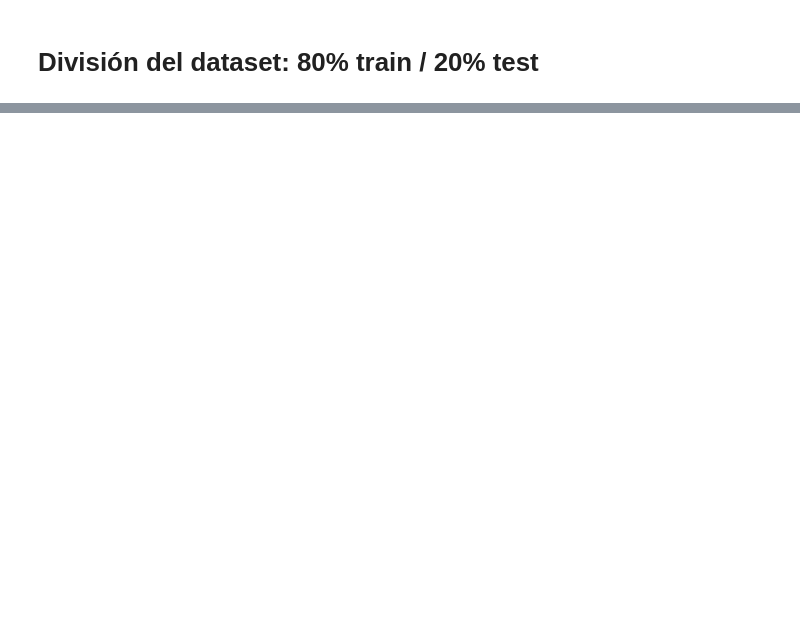
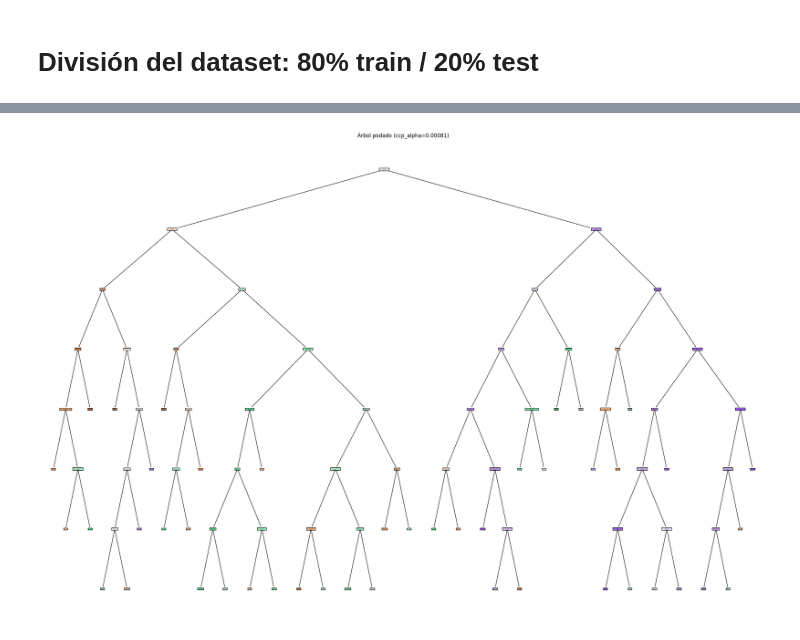
Before and after one commit to criissuarezzz/OriginofMusic, a Jupyter notebook: arbol.ipynb, the cells around one changed output, grey strips where cells are left out. Saved outputs shown, nothing was run; the diff lists cells and outputs as text; code cells hidden in the pictures; blank space fills up the shorter version.

```diff
--- a/arbol.ipynb
+++ b/arbol.ipynb
@@ -1371,0 +241,18 @@ weighted avg       0.74      0.72      0.72      1340
+# %%
+alpha_scores = []
+for alpha in ccp_alphas:
+    clf = DecisionTreeClassifier(
+        criterion='gini',
+        ccp_alpha=alpha,
+        min_samples_leaf=best_cfg['min_samples_leaf'],
+        min_samples_split=best_cfg['min_samples_split'],
+        max_depth=best_cfg['max_depth'],
+        random_state=42
+    )
+    cv_scores = cross_val_score(
+        clf, X_train, y_train,
+        cv=5,
+        scoring=dropout_scorer,
+        error_score=np.nan
+    )
+    alpha_scores.append((alpha, np.nanmean(cv_scores)))
@@ -1371,0 +261,3 @@ weighted avg       0.74      0.72      0.72      1340
+# %%
+best_alpha, best_alpha_score = max(alpha_scores, key=lambda x: x[1])
+print(f"Mejor ccp_alpha: {best_alpha:.5f} con recall_dropout CV={best_alpha_score:.4f}")
@@ -1371,0 +268,9 @@ weighted avg       0.74      0.72      0.72      1340
+# %%
+final_clf = DecisionTreeClassifier(
+    criterion='gini',
+    ccp_alpha=best_alpha,
+    min_samples_leaf=best_cfg['min_samples_leaf'],
+    min_samples_split=best_cfg['min_samples_split'],
+    max_depth=best_cfg['max_depth'],
+    random_state=42
+).fit(X_train, y_train)
@@ -1371,0 +366,15 @@ weighted avg       0.74      0.72      0.72      1340
+# %%
+plt.figure(figsize=(30,20))
+plot_tree(
+    final_clf,
+    feature_names=X.columns,
+    class_names=TARGET_NAMES,
+    filled=True,
+    fontsize=1,
+    rounded=True
+)
+plt.title(f"Árbol podado (ccp_alpha={best_alpha:.5f})")
+plt.savefig('arboles/arbol_podado.svg', format='svg')
+plt.show()
+# %% [output]
+[figure, added]
```
Also changed, not shown: parts of 62 cells of this notebook, 21 other files.
